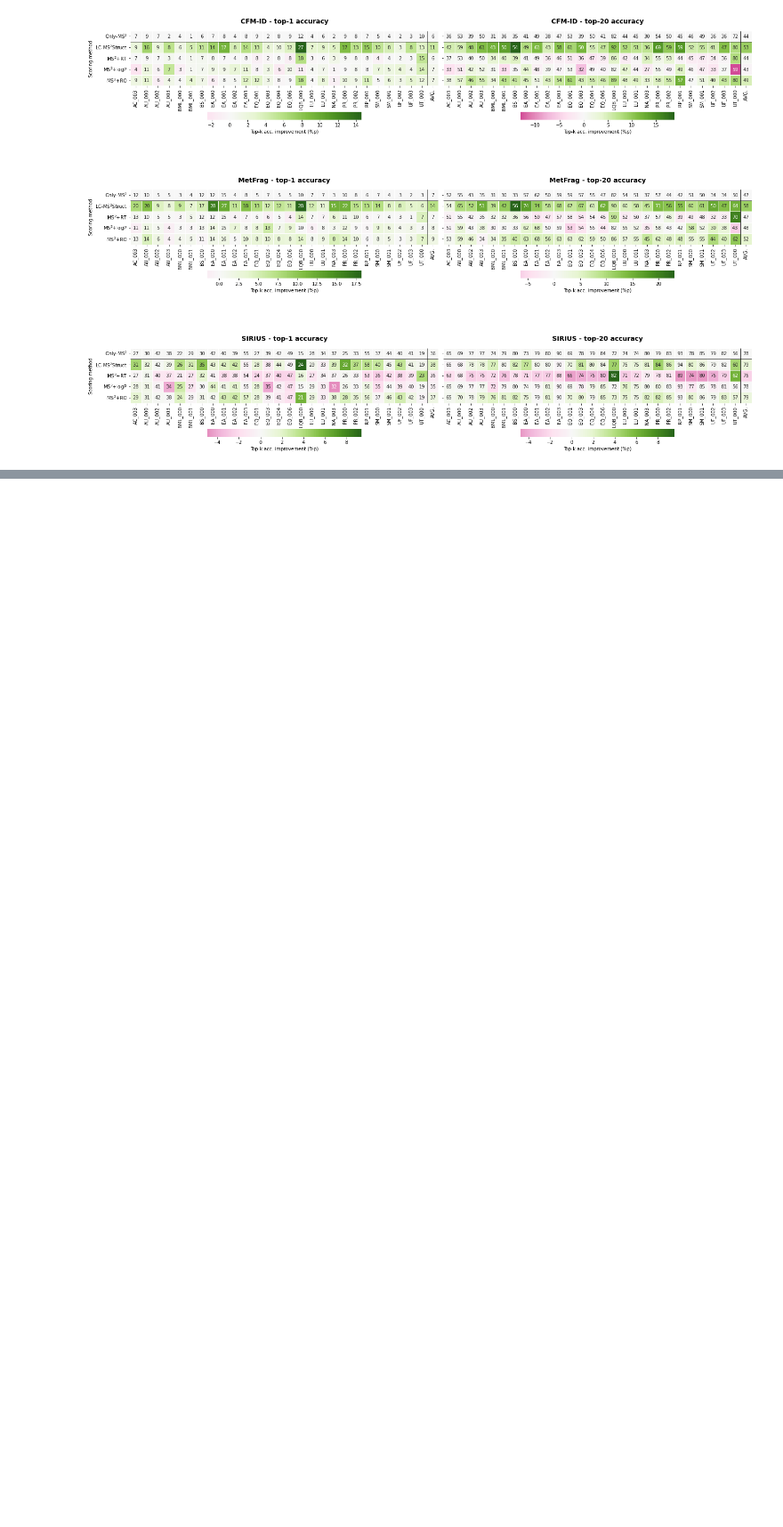
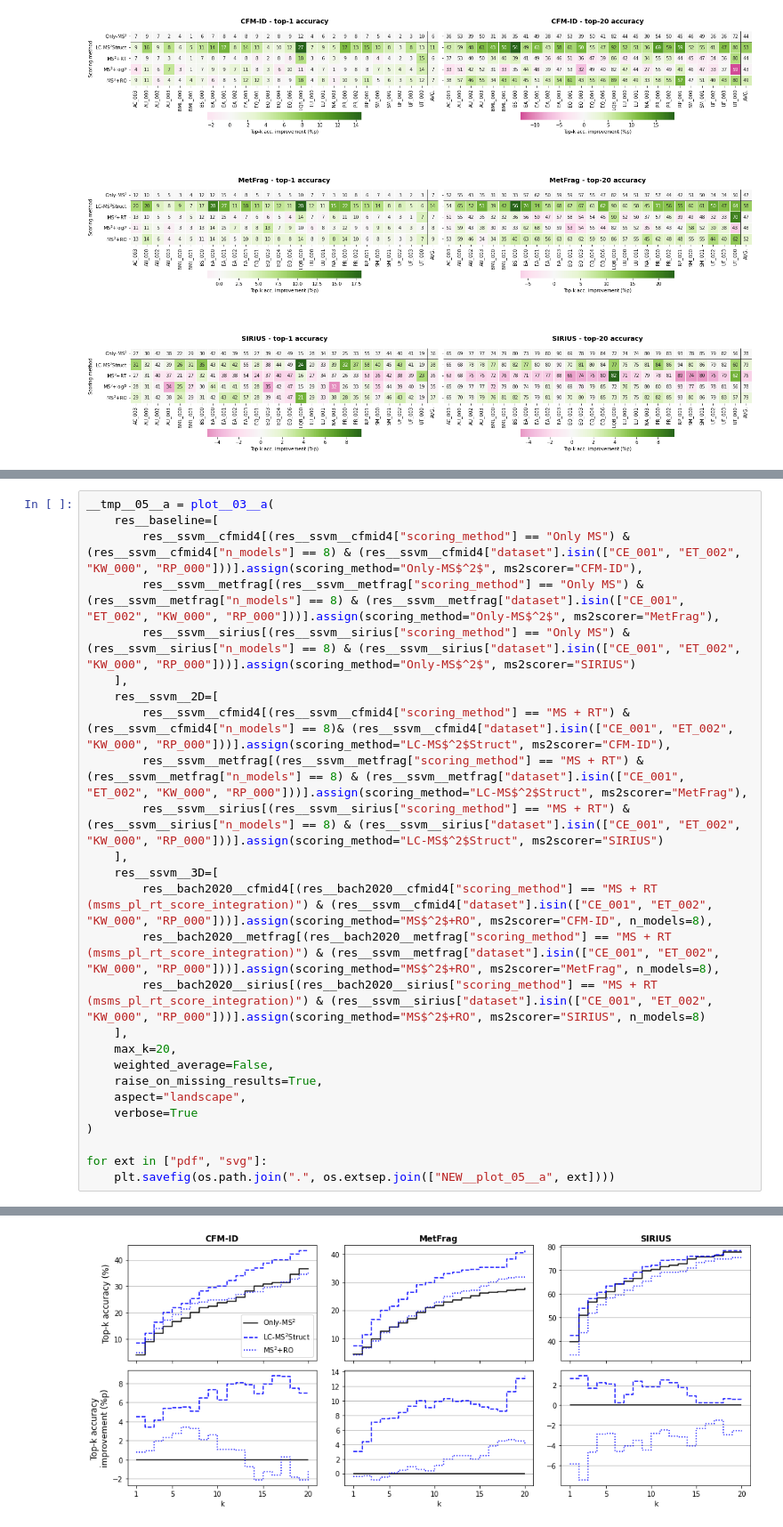
Before and after one commit to aalto-ics-kepaco/lcms2struct_exp, a Jupyter notebook: results_processed/publication/massbank/ssvm_lib=v2__exp_ver=4/NEW__exp_05__comparison_of_different_score_integration_approaches_3D.ipynb, the cells around one changed output, grey strips where cells are left out. Shown: that part at 89% size. Cells and saved outputs as stored; diff of their text form; blank space fills up the shorter version.

Commit message:
[new figure] add similar plot as in figure 2 for the systems with only one evaluation set

```diff
--- a/results_processed/publication/massbank/ssvm_lib=v2__exp_ver=4/NEW__exp_05__comparison_of_different_score_integration_approaches_3D.ipynb
+++ b/results_processed/publication/massbank/ssvm_lib=v2__exp_ver=4/NEW__exp_05__comparison_of_different_score_integration_approaches_3D.ipynb
@@ -731,0 +744,27 @@ for ext in ["pdf", "svg"]:
+# %%
+__tmp__05__a = plot__03__a(
+    res__baseline=[
+        res__ssvm__cfmid4[(res__ssvm__cfmid4["scoring_method"] == "Only MS") & (res__ssvm__cfmid4["n_models"] == 8) & (res__ssvm__cfmid4["dataset"].isin(["CE_001", "ET_002", "KW_000", "RP_000"]))].assign(scoring_method="Only-MS$^2$", ms2scorer="CFM-ID"),
+        res__ssvm__metfrag[(res__ssvm__metfrag["scoring_method"] == "Only MS") & (res__ssvm__metfrag["n_models"] == 8) & (res__ssvm__metfrag["dataset"].isin(["CE_001", "ET_002", "KW_000", "RP_000"]))].assign(scoring_method="Only-MS$^2$", ms2scorer="MetFrag"),
+        res__ssvm__sirius[(res__ssvm__sirius["scoring_method"] == "Only MS") & (res__ssvm__sirius["n_models"] == 8) & (res__ssvm__sirius["dataset"].isin(["CE_001", "ET_002", "KW_000", "RP_000"]))].assign(scoring_method="Only-MS$^2$", ms2scorer="SIRIUS")
+    ],
+    res__ssvm__2D=[
+        res__ssvm__cfmid4[(res__ssvm__cfmid4["scoring_method"] == "MS + RT") & (res__ssvm__cfmid4["n_models"] == 8)& (res__ssvm__cfmid4["dataset"].isin(["CE_001", "ET_002", "KW_000", "RP_000"]))].assign(scoring_method="LC-MS$^2$Struct", ms2scorer="CFM-ID"),
+        res__ssvm__metfrag[(res__ssvm__metfrag["scoring_method"] == "MS + RT") & (res__ssvm__metfrag["n_models"] == 8) & (res__ssvm__metfrag["dataset"].isin(["CE_001", "ET_002", "KW_000", "RP_000"]))].assign(scoring_method="LC-MS$^2$Struct", ms2scorer="MetFrag"),
+        res__ssvm__sirius[(res__ssvm__sirius["scoring_method"] == "MS + RT") & (res__ssvm__sirius["n_models"] == 8) & (res__ssvm__sirius["dataset"].isin(["CE_001", "ET_002", "KW_000", "RP_000"]))].assign(scoring_method="LC-MS$^2$Struct", ms2scorer="SIRIUS")
+    ],
+    res__ssvm__3D=[
+        res__bach2020__cfmid4[(res__bach2020__cfmid4["scoring_method"] == "MS + RT (msms_pl_rt_score_integration)") & (res__ssvm__cfmid4["dataset"].isin(["CE_001", "ET_002", "KW_000", "RP_000"]))].assign(scoring_method="MS$^2$+RO", ms2scorer="CFM-ID", n_models=8),
+        res__bach2020__metfrag[(res__bach2020__metfrag["scoring_method"] == "MS + RT (msms_pl_rt_score_integration)") & (res__ssvm__metfrag["dataset"].isin(["CE_001", "ET_002", "KW_000", "RP_000"]))].assign(scoring_method="MS$^2$+RO", ms2scorer="MetFrag", n_models=8),
+        res__bach2020__sirius[(res__bach2020__sirius["scoring_method"] == "MS + RT (msms_pl_rt_score_integration)") & (res__ssvm__sirius["dataset"].isin(["CE_001", "ET_002", "KW_000", "RP_000"]))].assign(scoring_method="MS$^2$+RO", ms2scorer="SIRIUS", n_models=8)
+    ],
+    max_k=20,
+    weighted_average=False,
+    raise_on_missing_results=True,
+    aspect="landscape",
+    verbose=True
+)
+
+for ext in ["pdf", "svg"]:
+    plt.savefig(os.path.join(".", os.extsep.join(["NEW__plot_05__a", ext])))
+# %% [output]
@@ -731,0 +788 @@ for ext in ["pdf", "svg"]:
+[figure, added]
```
Also changed, not shown: parts of 8 cells of this notebook, 8 other files.
